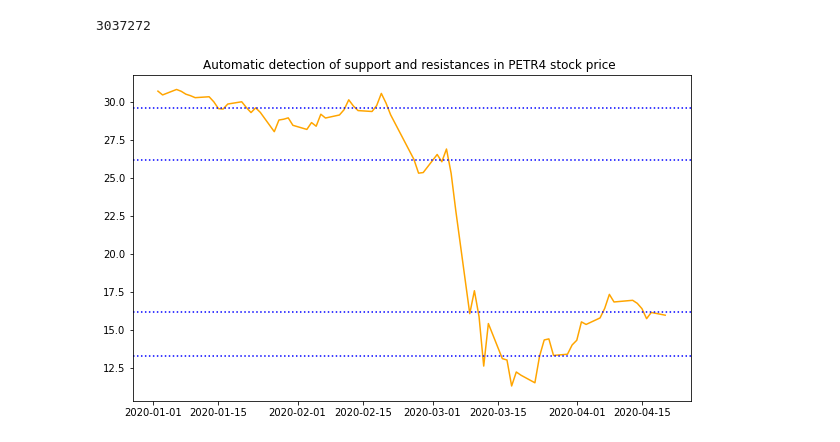
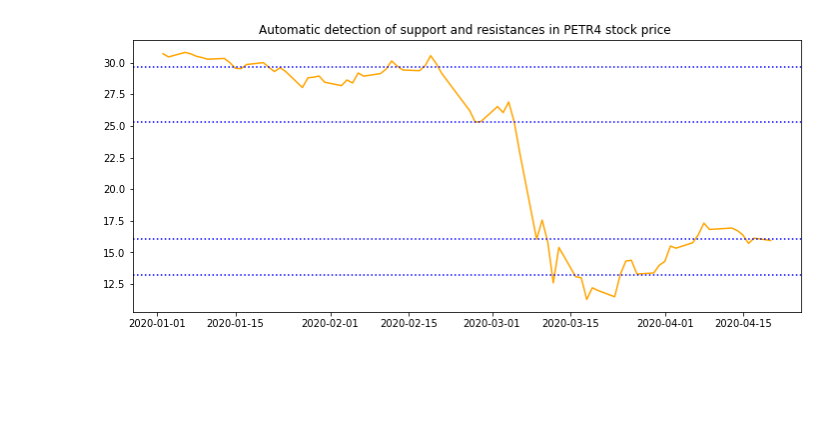
Before and after one commit to felbuch/detection_of_support_and_resistances_in_stocks, a Jupyter notebook: Support_and_Resistances.ipynb, the cells around one changed output. Saved outputs shown, nothing was run; the diff lists cells and outputs as text; code cells hidden in the pictures; blank space fills up the shorter version.

```diff
--- a/Support_and_Resistances.ipynb
+++ b/Support_and_Resistances.ipynb
@@ -181,13 +195,12 @@ class SupportResistance():
 # %%
 #An example
 #Let's estimate the support and resistance for PETR4 in 2020
 sr = SupportResistance('PETR4', 2020)
 sr.get_data()
 sr.fit()
-sr.plot_price()
+sr.plot_price(figsize=(12,5))
 # %% [output]
-3037272
-[figure, old version]
+[figure, new version]
 # %%
 #Now let's take a look at the pdf of prices and where the support and resistances lie
 sr.plot_pdf()
```
Also changed, not shown: parts of 7 cells of this notebook.
